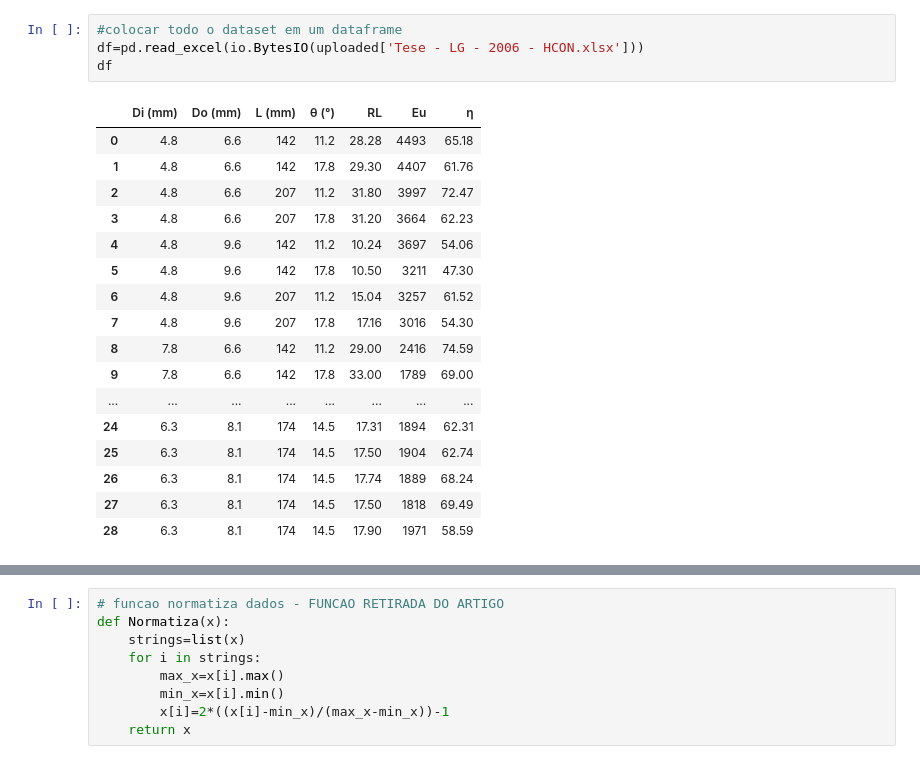
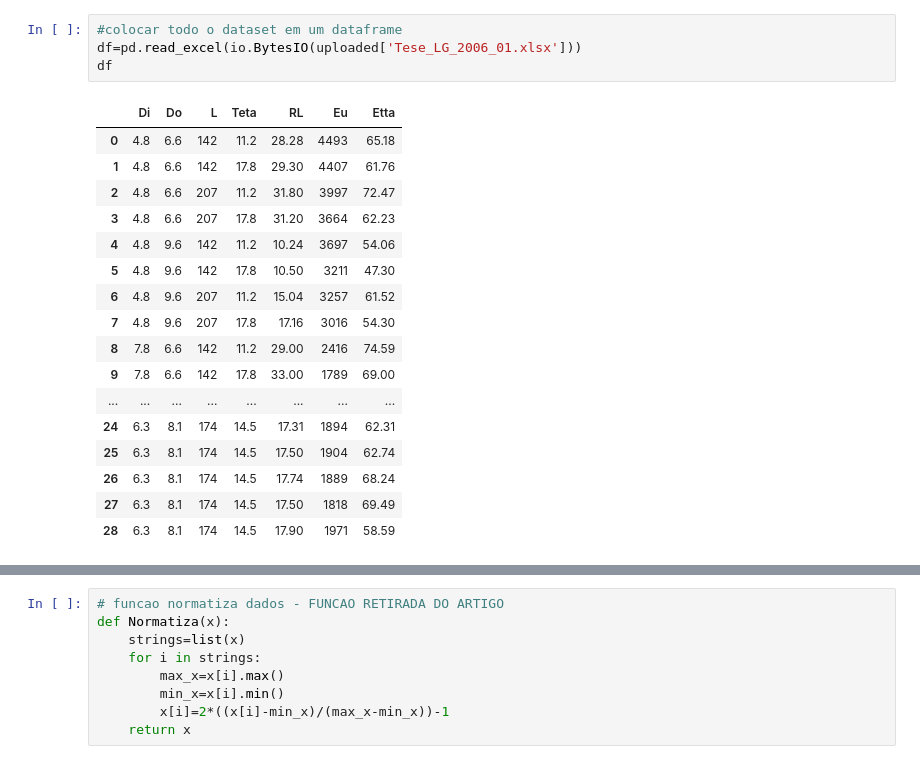
Before and after one commit to muriloufu/Hydrocyclone_ANN, a Jupyter notebook: Vieira_2006_HC.ipynb, the cells around one changed output, grey strips where cells are left out. Cells and saved outputs as stored; diff of their text form.

```diff
--- a/Vieira_2006_HC.ipynb
+++ b/Vieira_2006_HC.ipynb
@@ -32,9 +41,9 @@ Saving Tese - LG - 2006 - HCON.xlsx to Tese - LG - 2006 - HCON (1).xlsx
 # %%
 #colocar todo o dataset em um dataframe
-df=pd.read_excel(io.BytesIO(uploaded['Tese - LG - 2006 - HCON.xlsx']))
+df=pd.read_excel(io.BytesIO(uploaded['Tese_LG_2006_01.xlsx']))
 df
 # %% [output]
-|  | Di (mm) | Do (mm) | L (mm) | θ (°) | RL | Eu | η |
+|  | Di | Do | L | Teta | RL | Eu | Etta |
 | 0 | 4.8 | 6.6 | 142 | 11.2 | 28.28 | 4493 | 65.18 |
 | 1 | 4.8 | 6.6 | 142 | 17.8 | 29.30 | 4407 | 61.76 |
 | 2 | 4.8 | 6.6 | 207 | 11.2 | 31.80 | 3997 | 72.47 |
```
Also changed, not shown: parts of 17 cells of this notebook.
